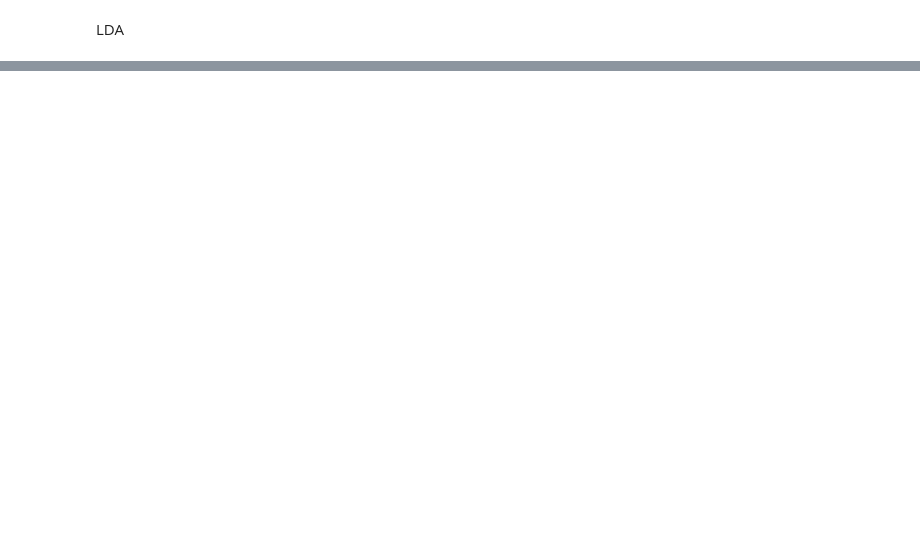
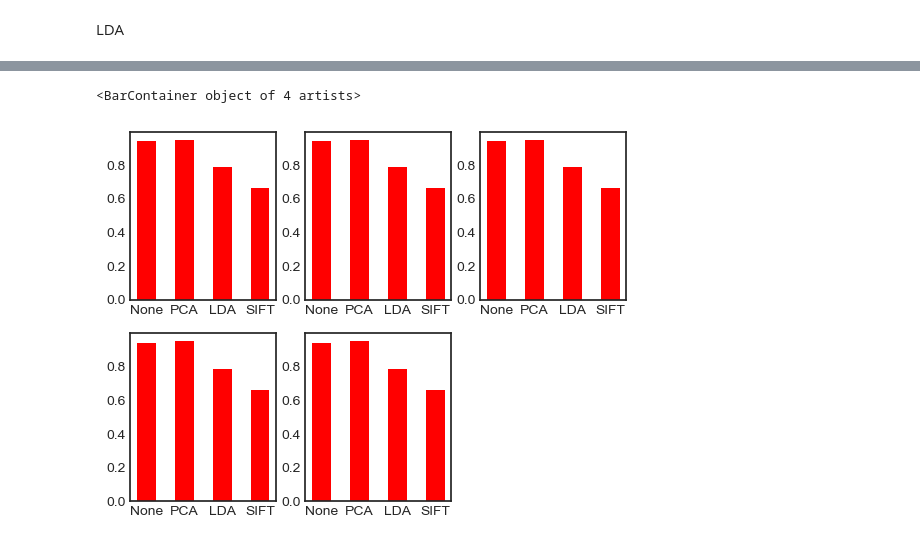
Before and after one commit to wanghchen/CS5487, a Jupyter notebook: Project/CS5487_project.ipynb, the cells around one changed output, grey strips where cells are left out. Cells and saved outputs as stored; diff of their text form; code cells hidden in the pictures; blank space fills up the shorter version.

```diff
--- a/Project/CS5487_project.ipynb
+++ b/Project/CS5487_project.ipynb
@@ -139,0 +121,11 @@ accuracy: 0.6666666666666666
+# %%
+# def LDA_reduction(X, y, n_components=9):
+#     # n_components: number of components to keep
+#     lda = LDA(n_components=n_components)
+#     X_lda = lda.fit_transform(X, y)
+#     print('LDA reduction done!')
+#     return X_lda
+def LDA_train(X, y):
+    clf = LDA(n_components=9)
+    clf.fit(X, y)
+    return clf
@@ -139,0 +300,17 @@ accuracy: 0.6666666666666666
+# %%
+plt.subplot(2, 3, 1)
+plt.bar(range(len(accuracy_dict)), accuracy_dict.values(), width=0.5 ,tick_label = decom_list, color='r')
+
+plt.subplot(2, 3, 2)
+plt.bar(range(len(accuracy_dict)), accuracy_dict.values(), width=0.5 ,tick_label = decom_list, color='r')
+
+plt.subplot(2, 3, 3)
+plt.bar(range(len(accuracy_dict)), accuracy_dict.values(), width=0.5 ,tick_label = decom_list, color='r')
+
+plt.subplot(2, 3, 4)
+plt.bar(range(len(accuracy_dict)), accuracy_dict.values(), width=0.5 ,tick_label = decom_list, color='r')
+plt.subplot(2, 3, 5)
+plt.bar(range(len(accuracy_dict)), accuracy_dict.values(), width=0.5 ,tick_label = decom_list, color='r')
+# %% [output]
+<BarContainer object of 4 artists>
+[figure, added]
```
Also changed, not shown: parts of 28 cells of this notebook, 5 other files.
